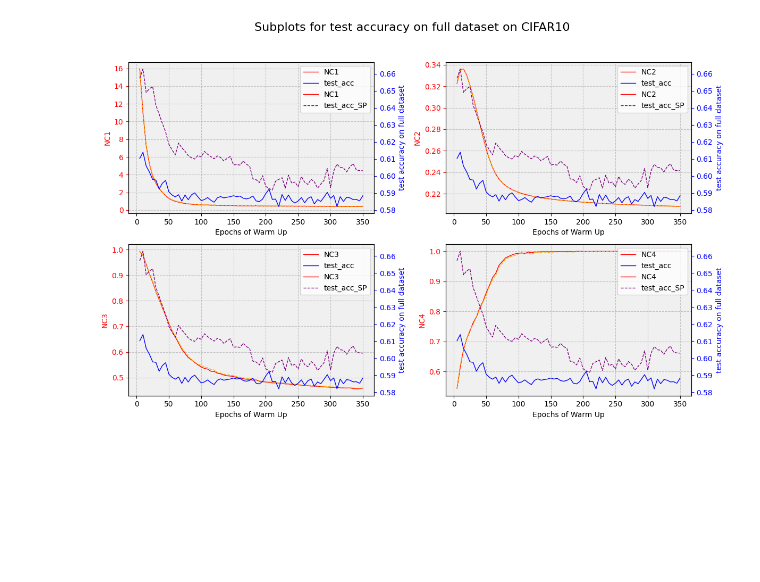
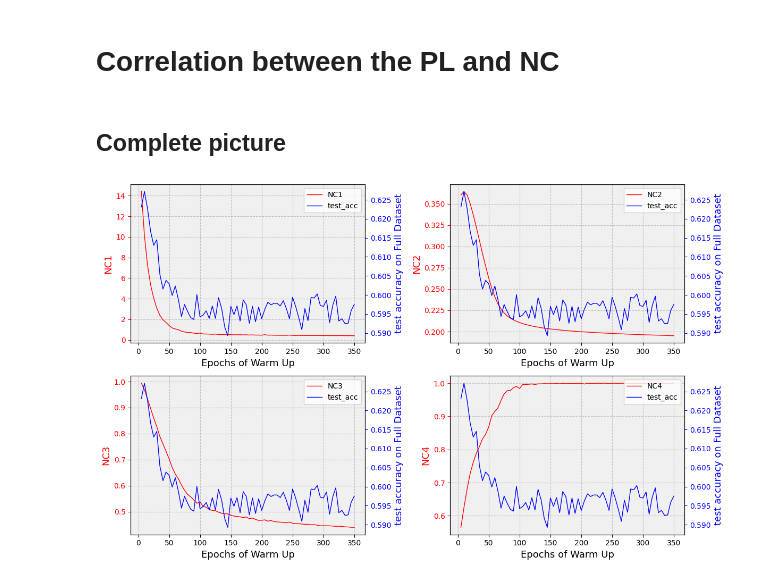
Before and after one commit to gianhess/dl_project, a Jupyter notebook: experiments/warm_up/viz.ipynb, the cells around one changed output. Drawn from its saved outputs; the diff is of its cells as text; code cells hidden in the pictures; blank space fills up the shorter version.

```diff
--- a/experiments/warm_up/viz.ipynb
+++ b/experiments/warm_up/viz.ipynb
@@ -3,4 +3,10 @@ from utils.viz import subplots_from_seed, plot_correlations_from_seed
+# %% [markdown]
+# Correlation between the PL and NC
+# %%
+results = get_results_df(10)
+# %% [markdown]
+## Complete picture
 # %%
-subplots_from_seed(8, ['NC1', 'NC2', 'NC3', 'NC4'], 'test_acc', labely2='test accuracy on full dataset', trunc_rate = 0.0, interp = None)
+plot_pairwise_subplots(results, ['NC1', 'NC2', 'NC3', 'NC4'], 'test_acc', interp=None, labely2='test accuracy on Full Dataset')
 # %% [output]
-[figure, old version]
+[figure, new version]
```
Also changed, not shown: parts of 16 cells of this notebook, 31 other files.
